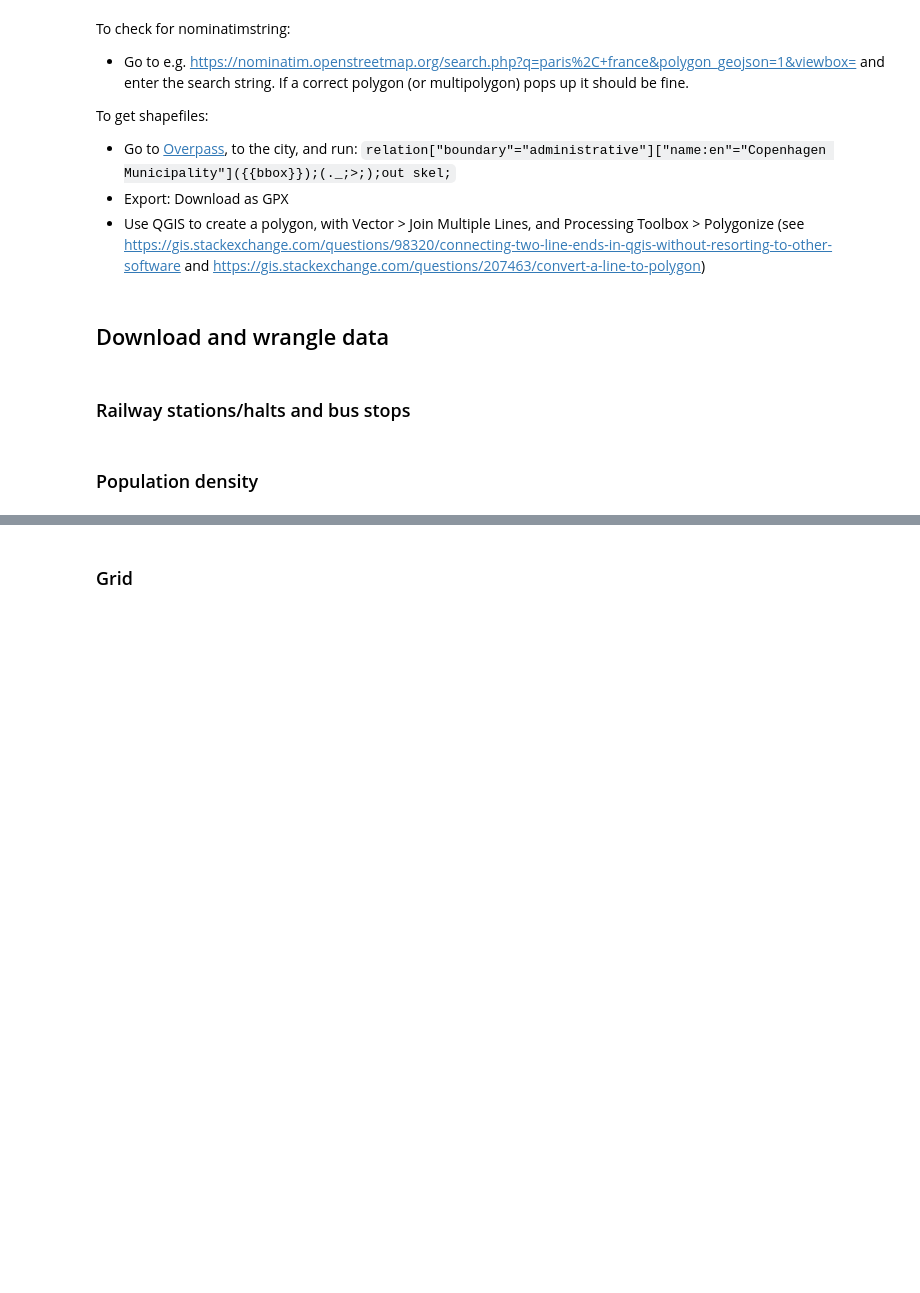
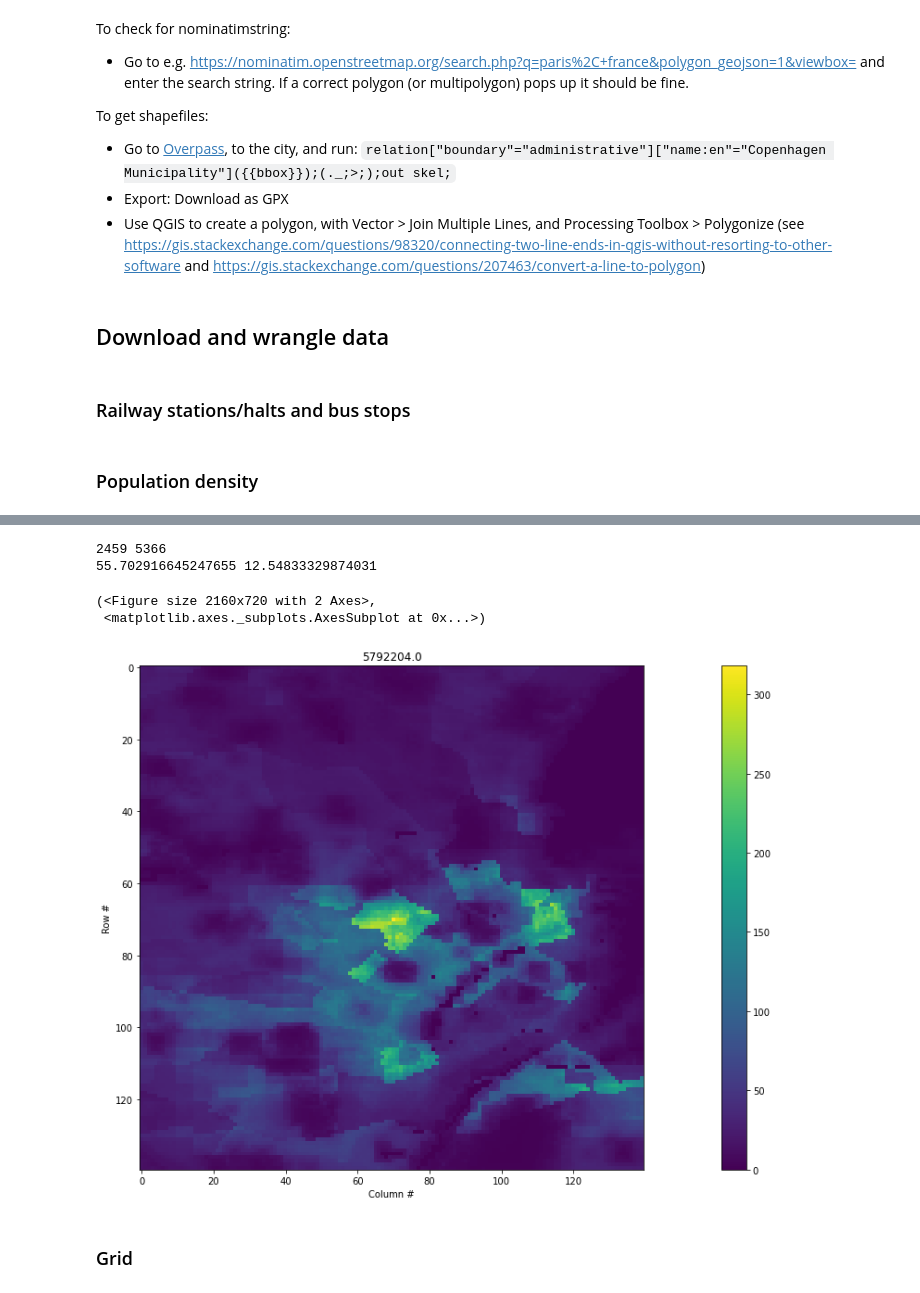
Before and after one commit to mszell/bikenwgrowth, a Jupyter notebook: michael/code/02_prepare_pois.ipynb, the cells around one changed output, grey strips where cells are left out. Drawn from its saved outputs; the diff is of its cells as text; code cells hidden in the pictures; blank space fills up the shorter version.

```diff
--- a/michael/code/02_prepare_pois.ipynb
+++ b/michael/code/02_prepare_pois.ipynb
@@ -102,2 +197,15 @@ for placeid, nominatimstring in cities.items():
+# %%
+indices = np.where(pop_data == pop_data.max())
+c_x = indices[0].item()
+c_y = indices[1].item()
+
+delta = 70
+plot_raster(pop_data[c_x-delta:c_x+delta, c_y-delta:c_y+delta], title=pop_count)
+# %% [output]
+2459 5366
+55.702916645247655 12.54833329874031
+(<Figure size 2160x720 with 2 Axes>,
+ <matplotlib.axes._subplots.AxesSubplot at 0x...>)
+[figure, added]
 # %% [markdown]
 ### Grid
```
Also changed, not shown: parts of 6 cells of this notebook, 6 other files.
